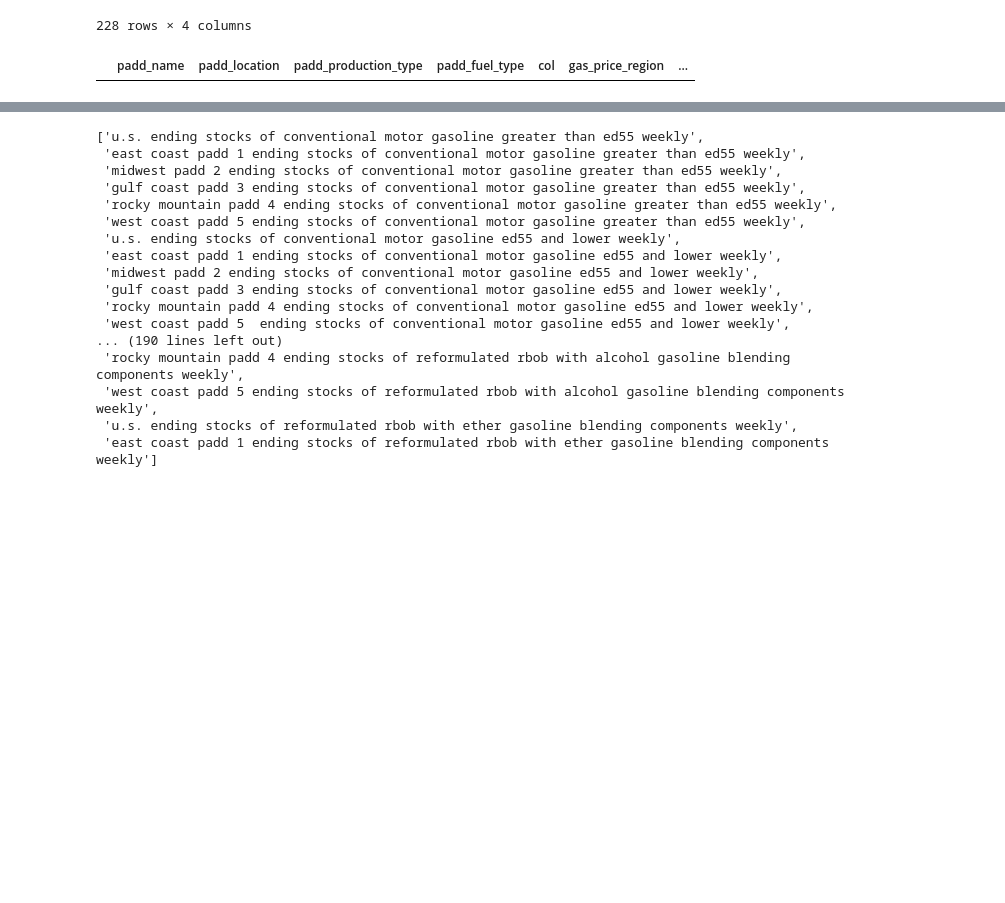
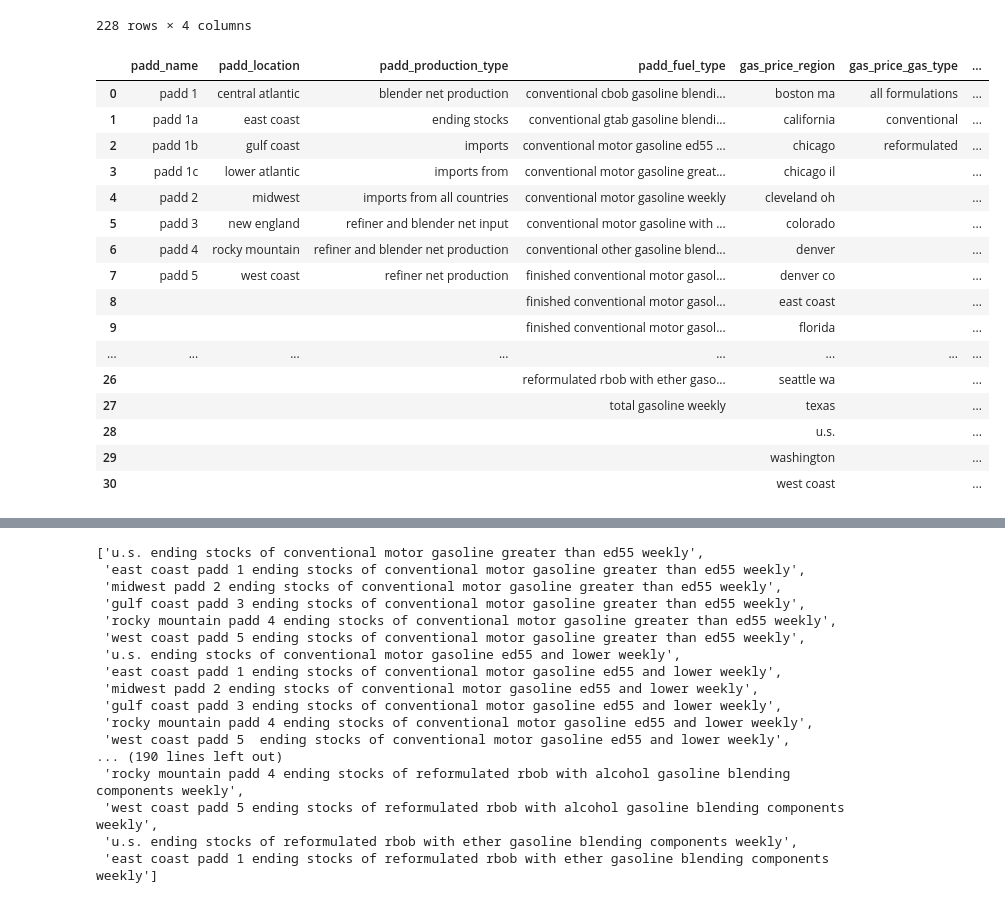
Before and after one commit to bgithub1/barchartacs, a Jupyter notebook: barchartacs/eia_download.ipynb, the cells around one changed output, grey strips where cells are left out. Saved outputs shown, nothing was run; the diff lists cells and outputs as text; code cells hidden in the pictures; blank space fills up the shorter version.

Commit message:
continue build out of dashapp_eia.py

```diff
--- a/barchartacs/eia_download.ipynb
+++ b/barchartacs/eia_download.ipynb
@@ -475,9 +475,10 @@ def do_eval(code,cols):
         val = None
         try:
             val = code(col)
-        except:
-            continue
-        arr.append(val)
+        except Exception as e:
+#             val = str(e)
+            val = ''
+        arr.append(val.strip(' ').lstrip(' '))
     return arr
 
 def eval_df(func_dict,cols):
@@ -578,7 +579,25 @@ npnc.df_cols
 | 226 | midwest | all formulations | premium | midwest premium all formulations ... |
 | 227 | gulf coast | all formulations | premium | gulf coast premium all formulatio... |
 228 rows × 4 columns
-# %%
-pvc.df_cols.merge(npnc.df_cols,on='col',how='inner').fillna('')
-# %% [output]
-|  | padd_name | padd_location | padd_production_type | padd_fuel_type | col | gas_price_region | ... |
+# %%
+df_all_categories = pd.concat((pvc.df_cols,npnc.df_cols)).fillna('')
+df_all_categories = create_unique_values(df_all_categories)
+df_all_categories
+# %% [output]
+|  | padd_name | padd_location | padd_production_type | padd_fuel_type | gas_price_region | gas_price_gas_type | ... |
+| 0 | padd 1 | central atlantic | blender net production | conventional cbob gasoline blendi... | boston ma | all formulations | ... |
+| 1 | padd 1a | east coast | ending stocks | conventional gtab gasoline blendi... | california | conventional | ... |
+| 2 | padd 1b | gulf coast | imports | conventional motor gasoline ed55 ... | chicago | reformulated | ... |
+| 3 | padd 1c | lower atlantic | imports from | conventional motor gasoline great... | chicago il |  | ... |
+| 4 | padd 2 | midwest | imports from all countries | conventional motor gasoline weekly | cleveland oh |  | ... |
+| 5 | padd 3 | new england | refiner and blender net input | conventional motor gasoline with ... | colorado |  | ... |
+| 6 | padd 4 | rocky mountain | refiner and blender net production | conventional other gasoline blend... | denver |  | ... |
+| 7 | padd 5 | west coast | refiner net production | finished conventional motor gasol... | denver co |  | ... |
+| 8 |  |  |  | finished conventional motor gasol... | east coast |  | ... |
+| 9 |  |  |  | finished conventional motor gasol... | florida |  | ... |
+| ... | ... | ... | ... | ... | ... | ... | ... |
+| 26 |  |  |  | reformulated rbob with ether gaso... | seattle wa |  | ... |
+| 27 |  |  |  | total gasoline weekly | texas |  | ... |
+| 28 |  |  |  |  | u.s. |  | ... |
+| 29 |  |  |  |  | washington |  | ... |
+| 30 |  |  |  |  | west coast |  | ... |
```
Also changed, not shown: parts of 3 cells of this notebook, 2 other files.
